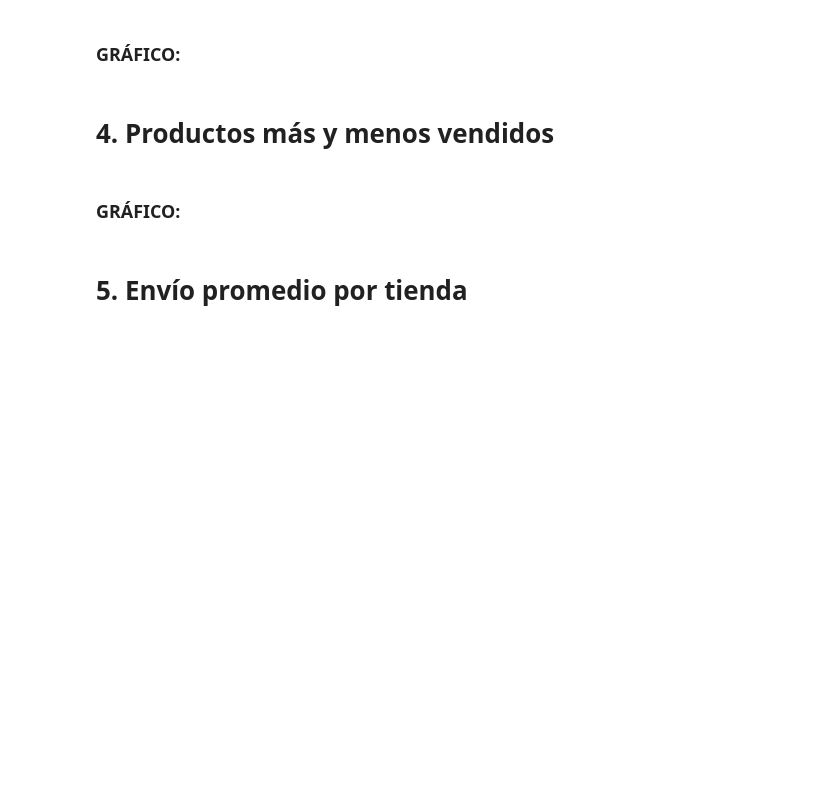
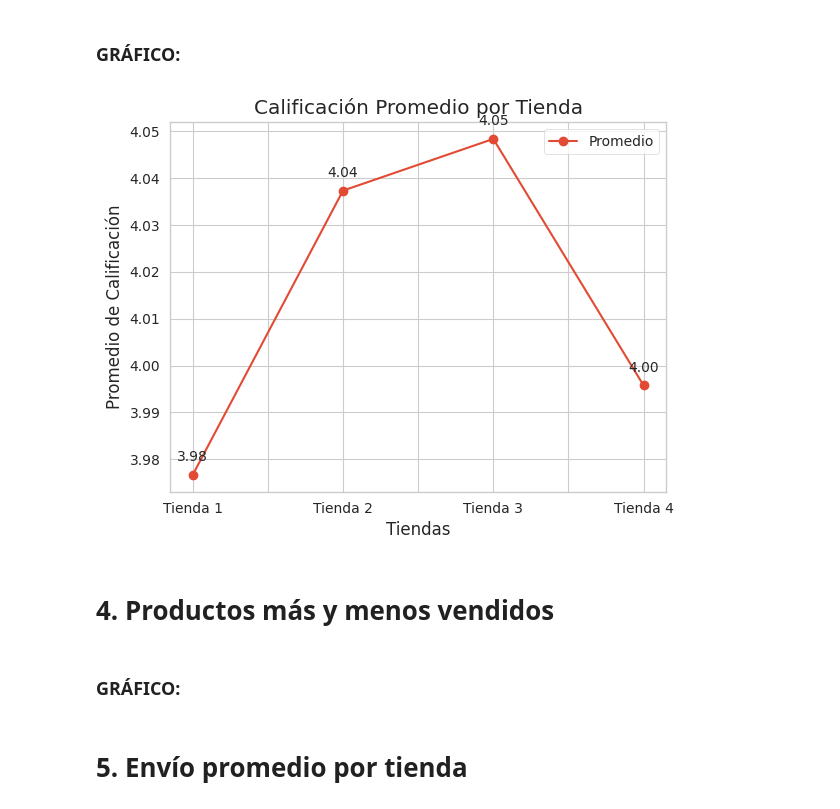
Before and after one commit to edgarbernaling-arch/Desafio_1_Ciencia_de_datos_Edgar_Bernal, a Jupyter notebook: Copia_de_AluraStoreLatam_Challegue1_Ciencia_de_datos_Edgar_Bernal.ipynb, the cells around one changed output. Drawn from its saved outputs; the diff is of its cells as text; code cells hidden in the pictures; blank space fills up the shorter version.

```diff
--- a/Copia_de_AluraStoreLatam_Challegue1_Ciencia_de_datos_Edgar_Bernal.ipynb
+++ b/Copia_de_AluraStoreLatam_Challegue1_Ciencia_de_datos_Edgar_Bernal.ipynb
@@ -162,25 +162,3 @@ plt.show()
 [figure]
 # %% [markdown]
 # 3. Calificación promedio de la tienda
-# %%
-df_list = []
-for nombre, df in tiendas.items():
-    df['Tienda'] = nombre
-    df_list.append(df)
-
-df_consolidado = pd.concat(df_list, ignore_index=True)
-
-# 1. Asegurar que 'Calificación' sea numérica
-df_consolidado['Calificación'] = pd.to_numeric(df_consolidado['Calificación'], errors='coerce')
-
-# 2. Calcular la calificación promedio por tienda y ORDENAR por el nombre de la tienda
-calificacion_por_tienda = df_consolidado.groupby('Tienda').agg(
-    Calificacion_Promedio=('Calificación', 'mean')
-).sort_values(
-    by='Tienda',  # Ordenar por el nombre de la tienda (alfabéticamente: T1, T2, T3, T4)
-    ascending=True
-).reset_index()
-
-# 3. Mostrar el resultado
-print("Calificación Promedio de los Clientes por Tienda (Ordenado por Tienda):")
-print(calificacion_por_tienda.to_markdown(index=False, floatfmt=".2f"))
@@ -201,3 +203,16 @@ plt.show()
+# %%
+ax = df.plot(kind='line', x='Tienda', y='Promedio', marker='o')
+
+for i, txt in enumerate(df['Promedio']):
+    ax.annotate(f'{txt:.2f}', (i, txt), textcoords="offset points", xytext=(0,10), ha='center')
+
+plt.title('Calificación Promedio por Tienda')
+plt.xlabel('Tiendas')
+plt.ylabel('Promedio de Calificación')
+plt.grid(True)
+plt.show()
+# %% [output]
+[figure, added]
 # %% [markdown]
 # 4. Productos más y menos vendidos
 # %%
```
Also changed, not shown: parts of 3 cells of this notebook.
